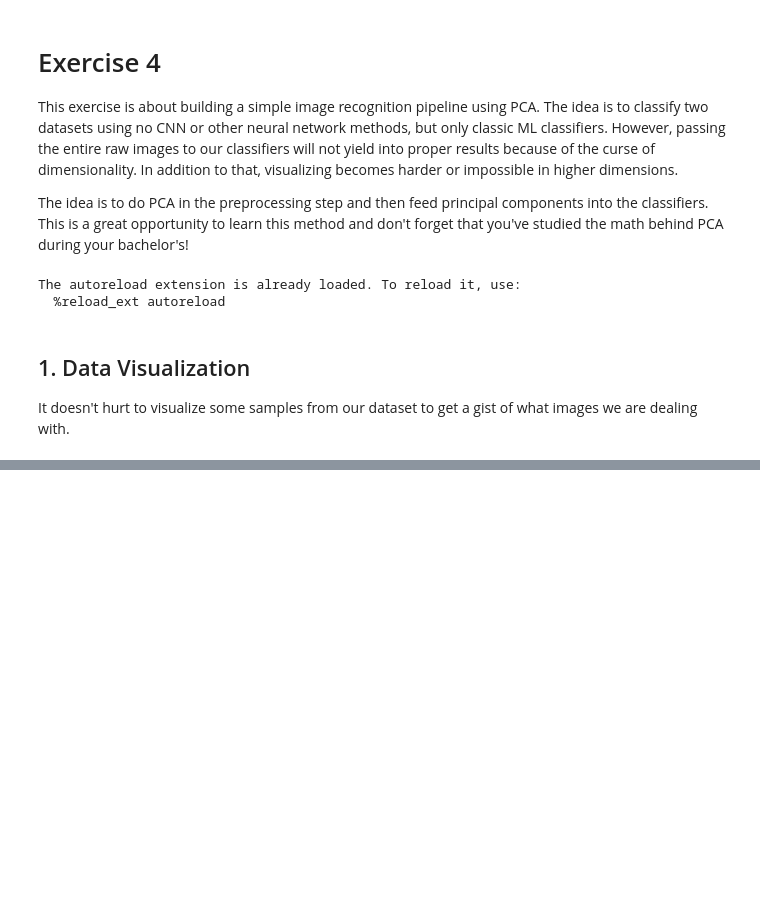
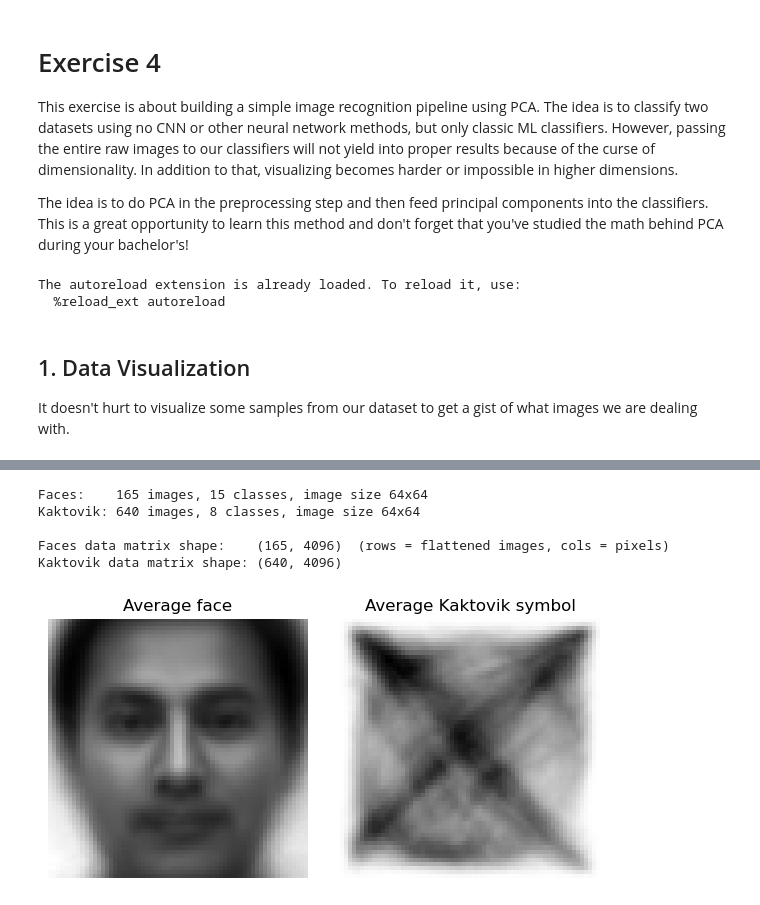
Before and after one commit to mo-karbalaee/IntroML, a Jupyter notebook: ex_4/notebooks/playground.ipynb, the cells around one changed output, grey strips where cells are left out. Saved outputs shown, nothing was run; the diff lists cells and outputs as text; code cells hidden in the pictures; blank space fills up the shorter version.

```diff
--- a/ex_4/notebooks/playground.ipynb
+++ b/ex_4/notebooks/playground.ipynb
@@ -61,2 +65,49 @@ plt.show()
+# %%
+import numpy as np
+import pandas as pd
+from sklearn.model_selection import train_test_split
+from sklearn.metrics import classification_report, silhouette_score
+
+from Eigenfaces import (
+    create_database_from_folder,
+    calculate_average_face,
+    calculate_eigenfaces,
+    get_feature_representation,
+    calculate_feature_statistics,
+    standardize_features,
+    reconstruct_image,
+    train_both_classifiers,
+    classify_image,
+)
+
+IMAGE_SIZE = (64, 64)
+
+faces_labels, faces_data, faces_n, faces_h, faces_w = create_database_from_folder(faces_dir, image_size=IMAGE_SIZE)
+kak_labels, kak_data, kak_n, kak_h, kak_w = create_database_from_folder(kaktovik_dir, image_size=IMAGE_SIZE)
+
+print(f"Faces:    {faces_n} images, {len(np.unique(faces_labels))} classes, image size {faces_h}x{faces_w}")
+print(f"Kaktovik: {kak_n} images, {len(np.unique(kak_labels))} classes, image size {kak_h}x{kak_w}")
+print(f"\nFaces data matrix shape:    {faces_data.shape}  (rows = flattened images, cols = pixels)")
+print(f"Kaktovik data matrix shape: {kak_data.shape}")
+
+faces_avg = calculate_average_face(faces_data)
+kak_avg = calculate_average_face(kak_data)
+
+fig, axes = plt.subplots(1, 2, figsize=(6, 3))
+axes[0].imshow(faces_avg.reshape(faces_h, faces_w), cmap="gray")
+axes[0].set_title("Average face")
+axes[0].axis("off")
+axes[1].imshow(kak_avg.reshape(kak_h, kak_w), cmap="gray")
+axes[1].set_title("Average Kaktovik symbol")
+axes[1].axis("off")
+plt.tight_layout()
+plt.show()
+# %% [output]
+Faces:    165 images, 15 classes, image size 64x64
+Kaktovik: 640 images, 8 classes, image size 64x64
+
+Faces data matrix shape:    (165, 4096)  (rows = flattened images, cols = pixels)
+Kaktovik data matrix shape: (640, 4096)
+[figure, added]
 # %% [markdown]
 ## 3. Training
```
Also changed, not shown: parts of 17 cells of this notebook.
